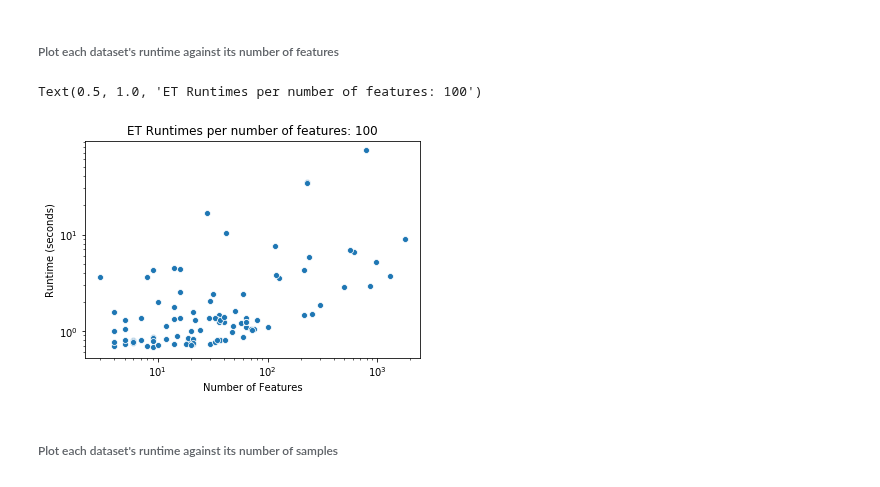
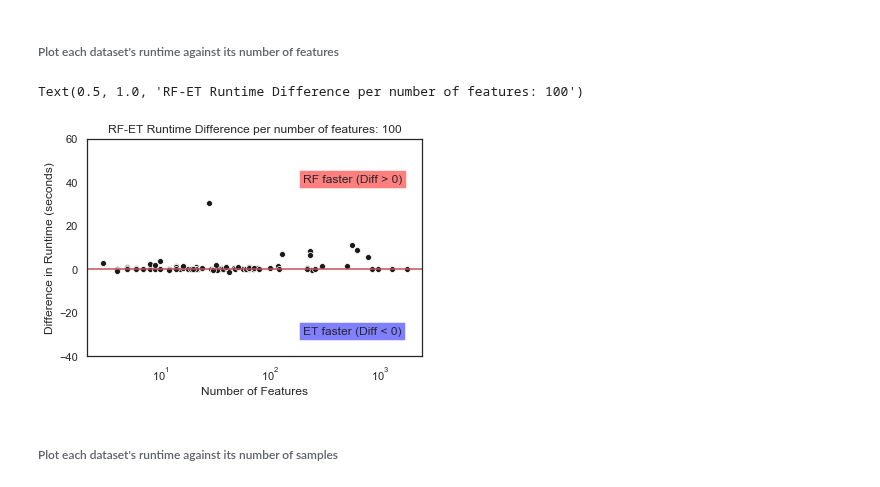
Before and after one commit to NeuroDataDesign/tealeaf, a Jupyter notebook: suyeon/code/RandomForest_ExtraTrees_Compare_Tutorial.ipynb, the cells around one changed output. Saved outputs shown, nothing was run; the diff lists cells and outputs as text; code cells hidden in the pictures.

```diff
--- a/suyeon/code/RandomForest_ExtraTrees_Compare_Tutorial.ipynb
+++ b/suyeon/code/RandomForest_ExtraTrees_Compare_Tutorial.ipynb
@@ -459,0 +491,21 @@ Text(0.5, 1.0, 'ET Runtimes: CC-18')
+# %%
+red_CC18 = 0
+plt.figure()
+for i in range(len(time_diffs_CC18)):
+    if time_diffs_CC18[i] > 0:
+        plt.plot(dimen_CC18[i][1],dimen_CC18[i][0],'bo',MarkerSize = (time_diffs_CC18[i]),alpha=0.5)
+    else:
+        plt.plot(dimen_CC18[i][1],dimen_CC18[i][0],'ro',MarkerSize = (time_diffs_CC18[i]),alpha=0.5)
+        red_CC18 += 1
+plt.xlabel('Number of Samples')
+plt.ylabel('Number of Features')
+plt.xscale('log')
+plt.yscale('log')
+plt.ylim((300,600000))
+plt.title('Runtime Diffs between ET and RF (ET - RF): CC-18')
+# plt.legend(['RF better', 'ET better'])
+plt.text(320, 350000, "ET faster (Diff < 0)", fontsize=12, bbox=dict(facecolor='blue', alpha=0.5))
+plt.text(320, 170000, "RF faster (Diff > 0)", fontsize=12, bbox=dict(facecolor='red', alpha=0.5))
+
+print('ET was faster for ' + str(72-red_CC18) + ' out of 72 datasets in CC18')
+print('RF was faster for ' + str(red_CC18) + ' out of 72 datasets in CC18')
@@ -474,0 +546,7 @@ for time in ET_time_100:
+# %%
+time_diffs_100 = []
+
+for i in range(len(ET_time_100)):
+    time_diffs_100.append(RF_total_time[i]-ET_total_time[i])
+
+plt.hist(time_diffs_100)
@@ -482,21 +566,25 @@ for i in range(len(ET_time_100)):
     n_features_100.append(dimen_100[i][1])
     n_samples_100.append(dimen_100[i][0])
 
-n_features_100 = np.vstack((n_features_100, total_time))
-n_samples_100 = np.vstack((n_samples_100, total_time))
+n_features_100 = np.vstack((n_features_100, time_diffs_100))
+n_samples_100 = np.vstack((n_samples_100, time_diffs_100))
 # %% [markdown]
 ###### Plot each dataset's runtime against its number of features
 # %%
 plt.figure()
-sns.scatterplot(n_features_100[:][0],n_features_100[:][1])
+sns.scatterplot(n_features_100[:][0],n_features_100[:][1], color='k')
 plt.xlabel('Number of Features')
-plt.ylabel('Runtime (seconds)')
+plt.ylabel('Difference in Runtime (seconds)')
 plt.xscale('log')
-plt.yscale('log')
-plt.title('ET Runtimes per number of features: 100')
+# plt.yscale('log')
+plt.ylim([-40,60])
+plt.axhline(y=0, color='r', linestyle='-')
+plt.text(200, 40, "RF faster (Diff > 0)", fontsize=12, bbox=dict(facecolor='red', alpha=0.5))
+plt.text(200, -30, "ET faster (Diff < 0)", fontsize=12, bbox=dict(facecolor='blue', alpha=0.5))
+plt.title('RF-ET Runtime Difference per number of features: 100')
 # %% [output]
-Text(0.5, 1.0, 'ET Runtimes per number of features: 100')
+Text(0.5, 1.0, 'RF-ET Runtime Difference per number of features: 100')
-[figure, old version]
+[figure, new version]
 # %% [markdown]
 ###### Plot each dataset's runtime against its number of samples
 # %%
```
Also changed, not shown: parts of 22 cells of this notebook.
